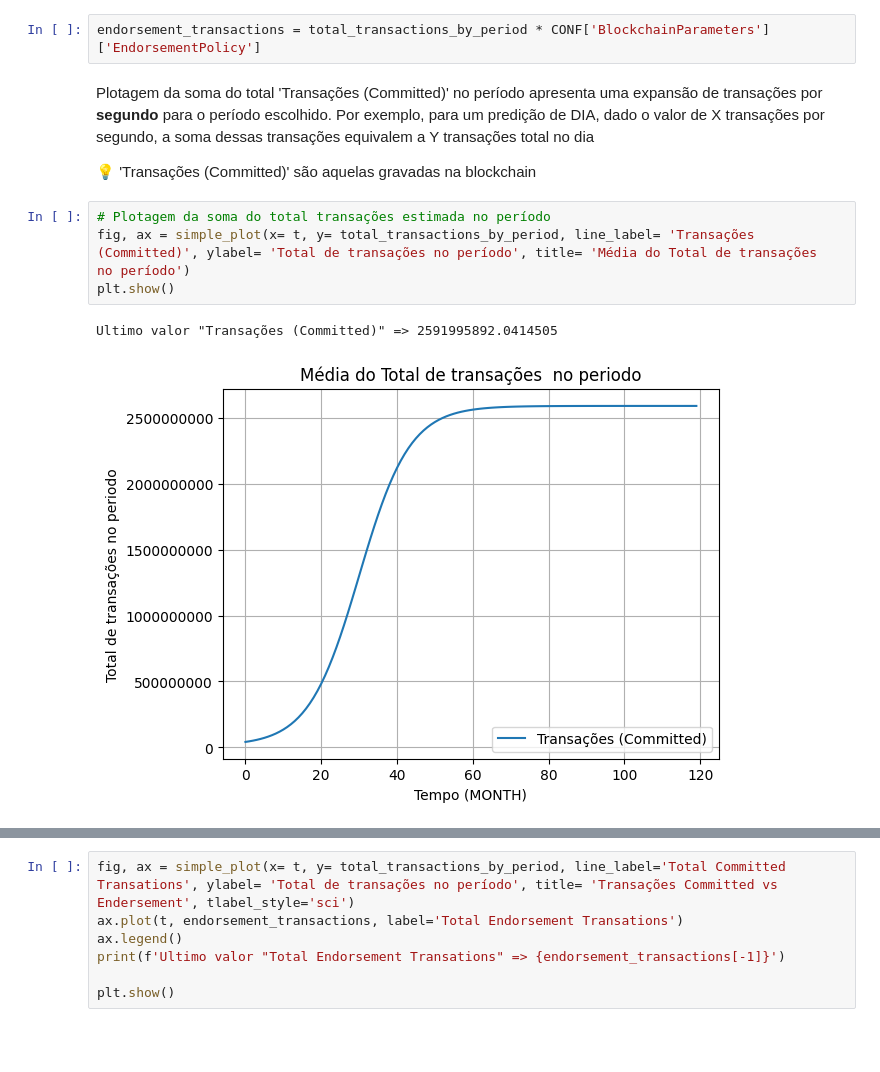
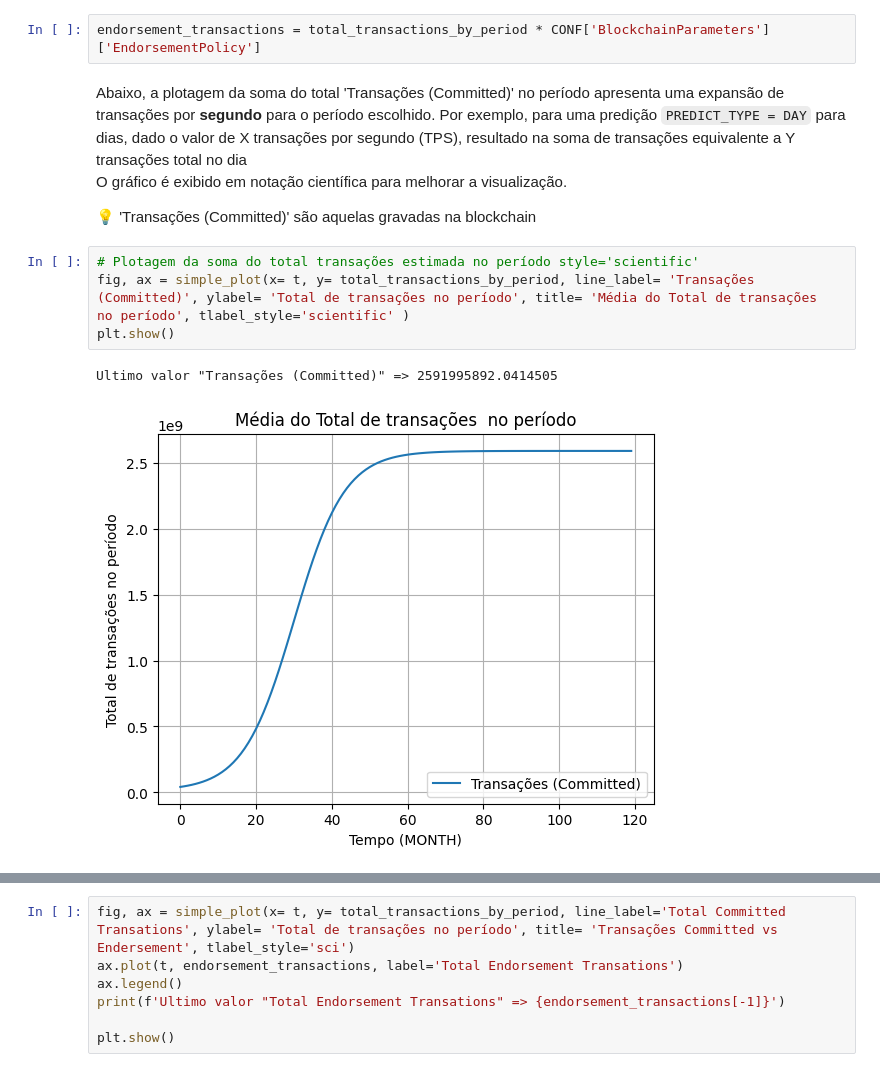
Before and after one commit to gilbertokoerbes/TCCII_Blockchain_Predict, a Jupyter notebook: predict.ipynb, the cells around one changed output, grey strips where cells are left out. Drawn from its saved outputs; the diff is of its cells as text; blank space fills up the shorter version.

````diff
--- a/predict.ipynb
+++ b/predict.ipynb
@@ -234,14 +234,16 @@ total_transactions_by_period = expand_transactions_by_period(PREDICT_TYPE, AVG_R
 # %%
 endorsement_transactions = total_transactions_by_period * CONF['BlockchainParameters']['EndorsementPolicy']
 # %% [markdown]
-Plotagem da soma do total 'Transações (Committed)' no período apresenta uma expansão de transações por **segundo** para o período escolhido. Por exemplo, para um predição de DIA, dado o valor de X transações por segundo, a soma dessas transações equivalem a Y transações total no dia
+Abaixo, a plotagem da soma do total 'Transações (Committed)' no período apresenta uma expansão de transações por **segundo** para o período escolhido. Por exemplo, para uma predição ```PREDICT_TYPE = DAY``` para dias, dado o valor de X transações por segundo (TPS), resultado na soma de transações equivalente a Y transações total no dia
+<br>
+O gráfico é exibido em notação científica para melhorar a visualização.
 <br>
 
 💡 'Transações (Committed)' são aquelas gravadas na blockchain
 # %%
-# Plotagem da soma do total transações estimada no período
-fig, ax = simple_plot(x= t, y= total_transactions_by_period, line_label= 'Transações (Committed)', ylabel= 'Total de transações no período', title= 'Média do Total de transações  no período')
+# Plotagem da soma do total transações estimada no período style='scientific'
+fig, ax = simple_plot(x= t, y= total_transactions_by_period, line_label= 'Transações (Committed)', ylabel= 'Total de transações no período', title= 'Média do Total de transações  no período', tlabel_style='scientific' )
 plt.show()
 # %% [output]
 Ultimo valor "Transações (Committed)" => 2591995892.0414505
-[figure, old version]
+[figure, new version]
````
Also changed, not shown: parts of 36 cells of this notebook, 1 other file.
